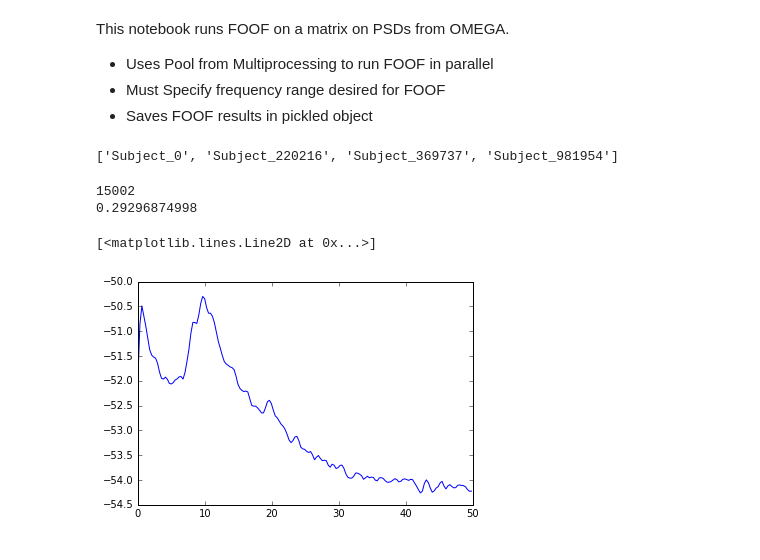
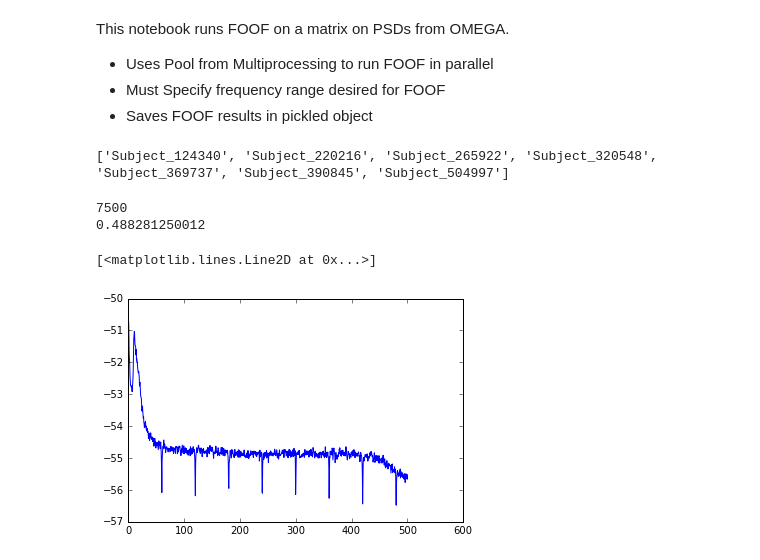
Before and after one commit to voytekresearch/omapping, a Jupyter notebook: RunFOOF/OMEGA_FOOF_Parallel.ipynb, the cells around one changed output. Saved outputs shown, nothing was run; the diff lists cells and outputs as text; code cells hidden in the pictures.

```diff
--- a/RunFOOF/OMEGA_FOOF_Parallel.ipynb
+++ b/RunFOOF/OMEGA_FOOF_Parallel.ipynb
@@ -28,20 +28,21 @@ import pickle
 %matplotlib inline
 # %%
 # Set Paths
-meg_data_path = '/Users/thomasdonoghue/Documents/Research/1-Projects/OMEGA/2-Data/MEG/2-PSDs/'
+meg_data_path = '/Users/thomasdonoghue/Documents/Research/1-Projects/OMEGA/2-Data/MEG/2-PSDs/Colin/'
 # %%
 # Check Availabe Subjects
 files = os.listdir(meg_data_path)
 files = clean_file_list(files, 'Subject_')
 print files
 # %% [output]
-['Subject_0', 'Subject_220216', 'Subject_369737', 'Subject_981954']
+['Subject_124340', 'Subject_220216', 'Subject_265922', 'Subject_320548', 'Subject_369737', 'Subject_390845', 'Subject_504997']
 # %%
 # Set subject number
-subj = 220216
+subj = 504997
 
 # Load Data
-matFile = 'Vertex_PSD_50Hz_' + str(subj) + '.mat'
+#matFile = 'Vertex_PSD_50Hz_' + str(subj) + '.mat'
+matFile = 'psd_source_median_' + str(subj) + '.mat'
 filename = os.path.join((meg_data_path + 'Subject_' + str(subj)), matFile)
 
 # This pulls out the data in the matfile into a dictionary
@@ -58,14 +59,14 @@ freq_res = np.mean(np.diff(freqs))
 print nPSDs
 print freq_res
 # %% [output]
-15002
-0.29296874998
+7500
+0.488281250012
 # %%
 np.shape(psd)
-plt.plot((freqs), np.log(psd[200, :]))
+plt.plot((freqs), np.log(psd[220, :]))
 # %% [output]
 [<matplotlib.lines.Line2D at 0x...>]
-[figure, old version]
+[figure, new version]
 # %%
 # Extract PSD range of interest
 
```
Also changed, not shown: parts of 3 cells of this notebook, 5 other files.
